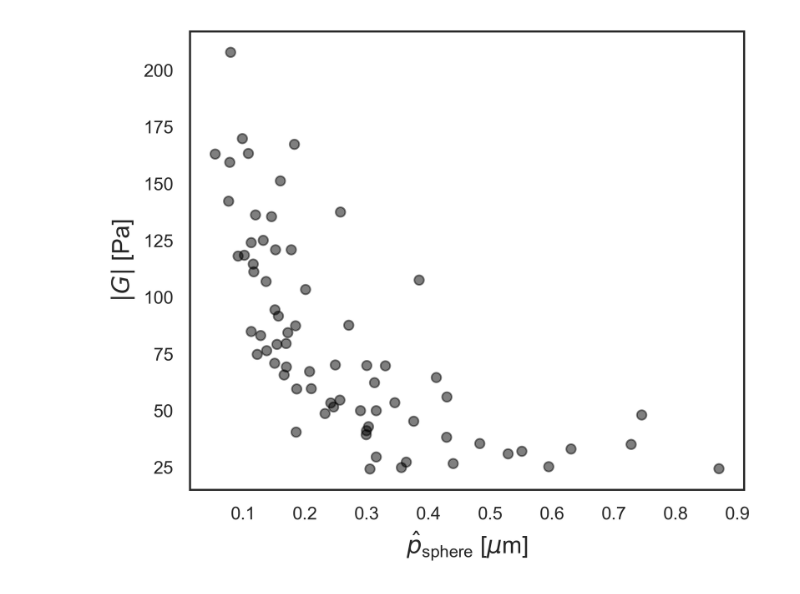
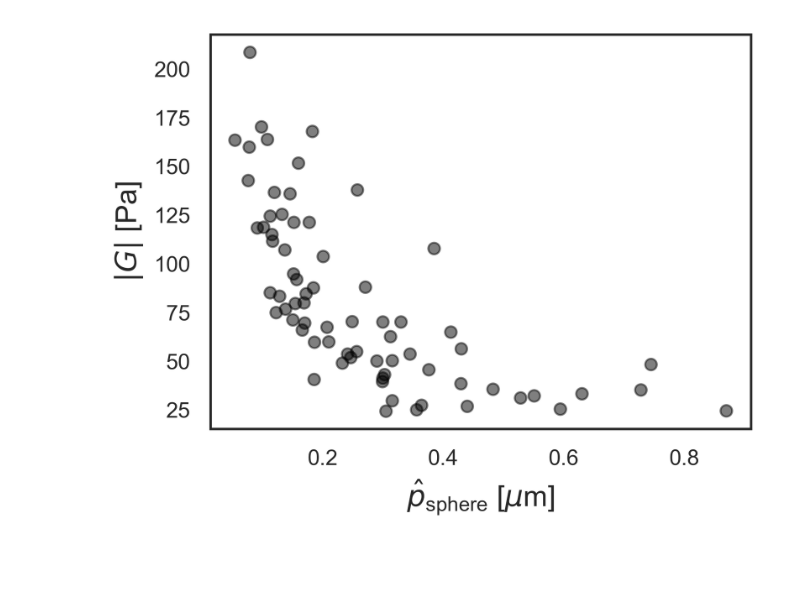
Before and after one commit to ArttuD/microrheology, a Jupyter notebook: visualization/all_plots.ipynb, the cells around one changed output. Saved outputs shown, nothing was run; the diff lists cells and outputs as text; code cells hidden in the pictures; blank space fills up the shorter version.

```diff
--- a/visualization/all_plots.ipynb
+++ b/visualization/all_plots.ipynb
@@ -335,17 +378,17 @@ ax2 = plot_macro_phi(M_GD_col,ax2,"B","Time [min]",r"$\phi$ $[^\circ]$",vline=Fa
 # %%
 ##supplementary |G|(\hat{p})
 
-fig = plt.figure( figsize=(5, 4.25),dpi = 500)
+fig = plt.figure( figsize=(4,3),dpi = 500)
 plt.scatter(y= low_Agarose["G_abs"],x=low_Agarose["a_(um)"],color='black',alpha=0.5)
 plt.ylabel(r'$|G|$ [Pa]', fontsize=12)
 plt.xlabel(r"$\hat{p}_\mathregular{sphere}$ [$\mu$m]", fontsize=12)
 plt.tick_params(labelsize=9)
 
 saver(fig,"disps_vs_G.png")
 
 plt.show()
 # %% [output]
-[figure, old version]
+[figure, new version]
 # %%
 amplitude = 0.5
 phase = -0.4
```
Also changed, not shown: parts of 19 cells of this notebook.
